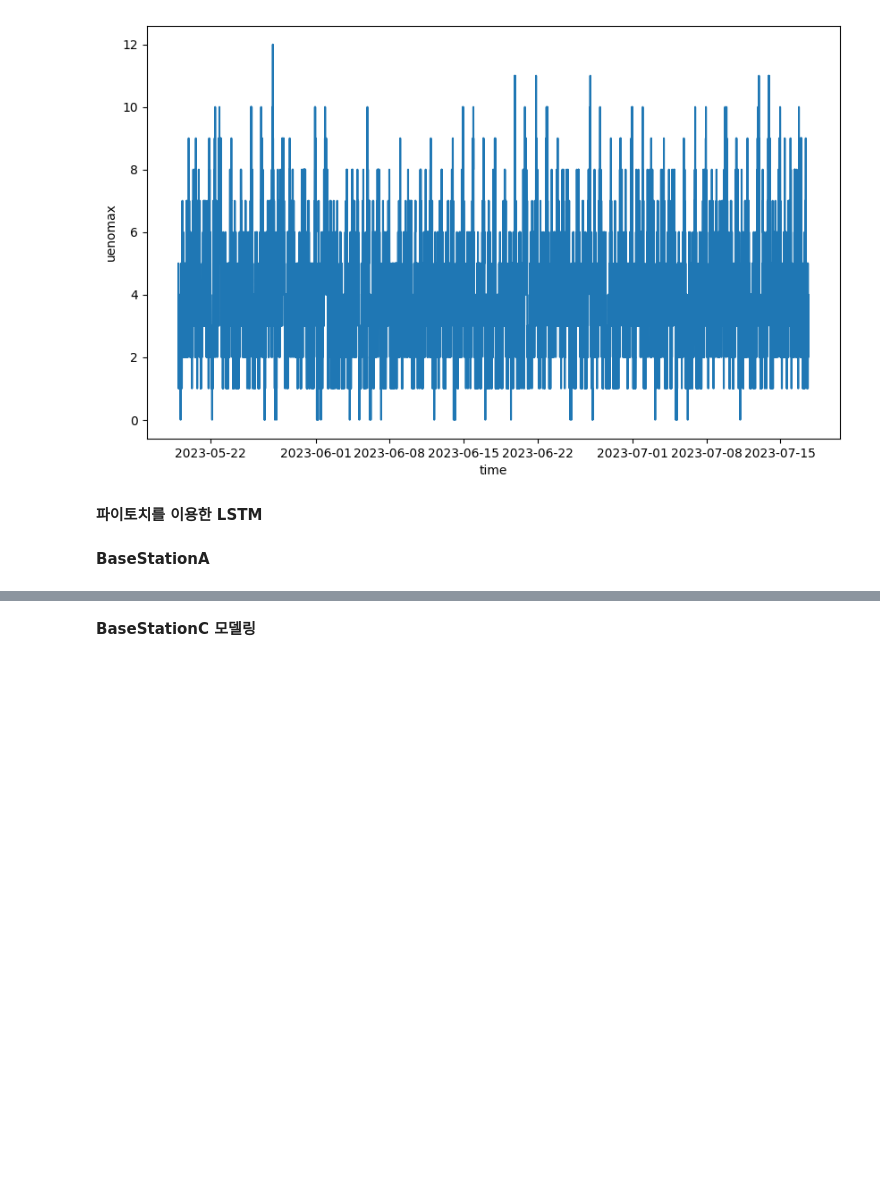
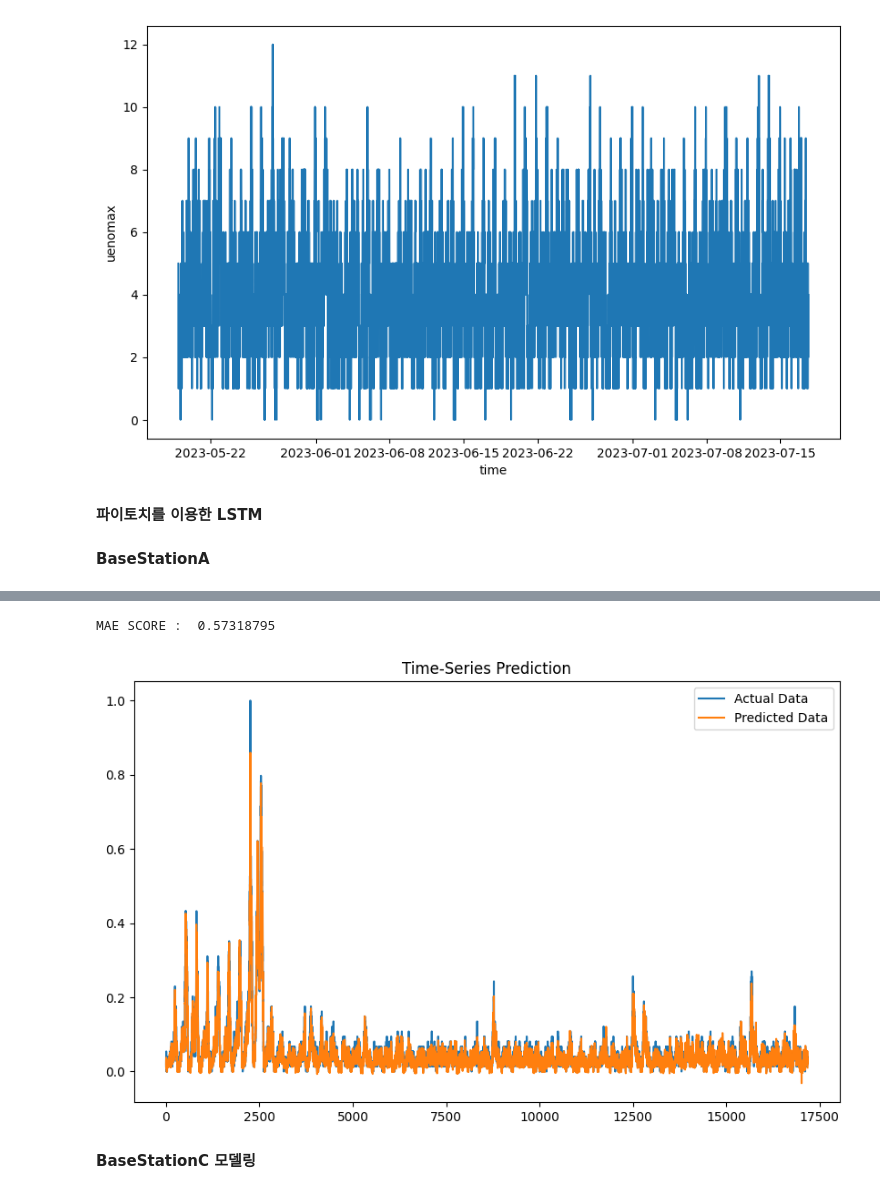
Before and after one commit to Hj9933/KT_ETRI, a Jupyter notebook: code/분야1_전처리+modeling.ipynb, the cells around one changed output, grey strips where cells are left out. Drawn from its saved outputs; the diff is of its cells as text; code cells hidden in the pictures; blank space fills up the shorter version.

```diff
--- a/code/분야1_전처리+modeling.ipynb
+++ b/code/분야1_전처리+modeling.ipynb
@@ -516,0 +357,7 @@ plt.show()
+# %%
+# 훈련과 레이블 분리
+Q1_A = Q1_A.drop('ru_id', axis=1)
+X=Q1_A.iloc[:,:-1]
+y=Q1_A.iloc[:, [-1]]
+print(X)
+print(y)
@@ -516,0 +449,13 @@ plt.show()
+# %%
+num_epochs = 2000
+learning_rate = 0.01
+
+input_size = 33
+hidden_size = 10
+num_layers = 1
+
+num_classes = 1
+model = LSTM(num_classes, input_size, hidden_size, num_layers, X_train_tensors_f.shape[1])
+
+criterion = torch.nn.L1Loss()
+optimizer = torch.optim.Adam(model.parameters(), lr=learning_rate)
@@ -517,2 +492,36 @@ plt.show()
+# %%
+df_x_ss = ss.transform(Q1_A.iloc[:, :-1])
+df_y_ms = ms.transform(Q1_A.iloc[:, -1:])
+
+df_x_ss = Variable(torch.Tensor(df_x_ss))
+df_y_ms = Variable(torch.Tensor(df_y_ms))
+df_x_ss = torch.reshape(df_x_ss, (df_x_ss.shape[0], 1, df_x_ss.shape[1]))
+
+# 모델 예측 결과 출력
+train_predict = model(df_x_ss)
+predicted = train_predict.data.numpy()
+label_y = df_y_ms.data.numpy()
+
+predicted_inverse= ms.inverse_transform(predicted) # 정규화 해제, 그래프 본래값 출력위함
+label_y_inverse = ms.inverse_transform(label_y)
+plt.figure(figsize=(10,6))
+
+def MAE(true, pred):
+    return np.mean(np.abs(true-pred))
+
+print('MAE SCORE : ', MAE(predicted_inverse, label_y_inverse))
+
+plt.plot(label_y, label='Actual Data')
+plt.plot(predicted, label='Predicted Data')
+plt.title('Time-Series Prediction')
+plt.legend()
+plt.show()
+
+#----------------------------------------------
+#plt.axvline(x=200, c='r', linestyle='--')
+#어떤 지점에 수직선을 표현할지, 어떤 색상, 어떤 스타일 (axhline:수평)
+# %% [output]
+MAE SCORE :  0.57318795
+[figure, added]
 # %% [markdown]
 **BaseStationC 모델링**
```
Also changed, not shown: parts of 38 cells of this notebook.
